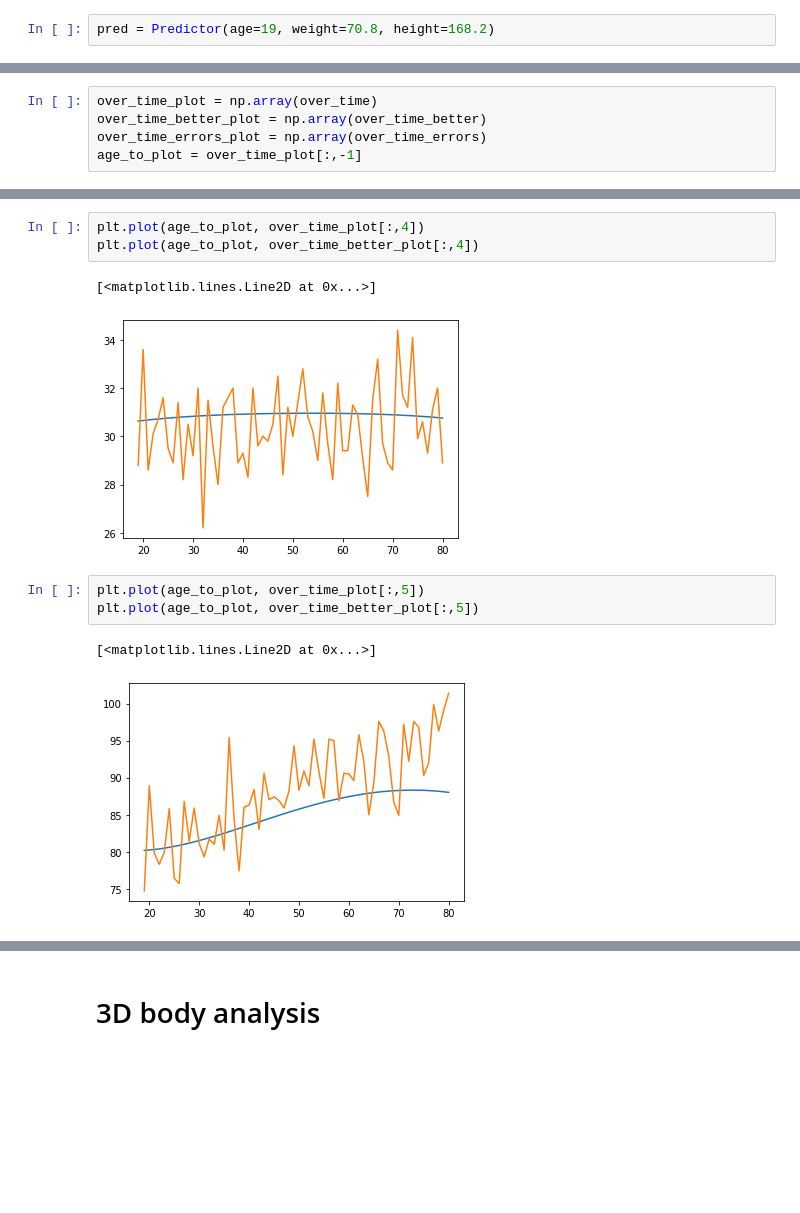
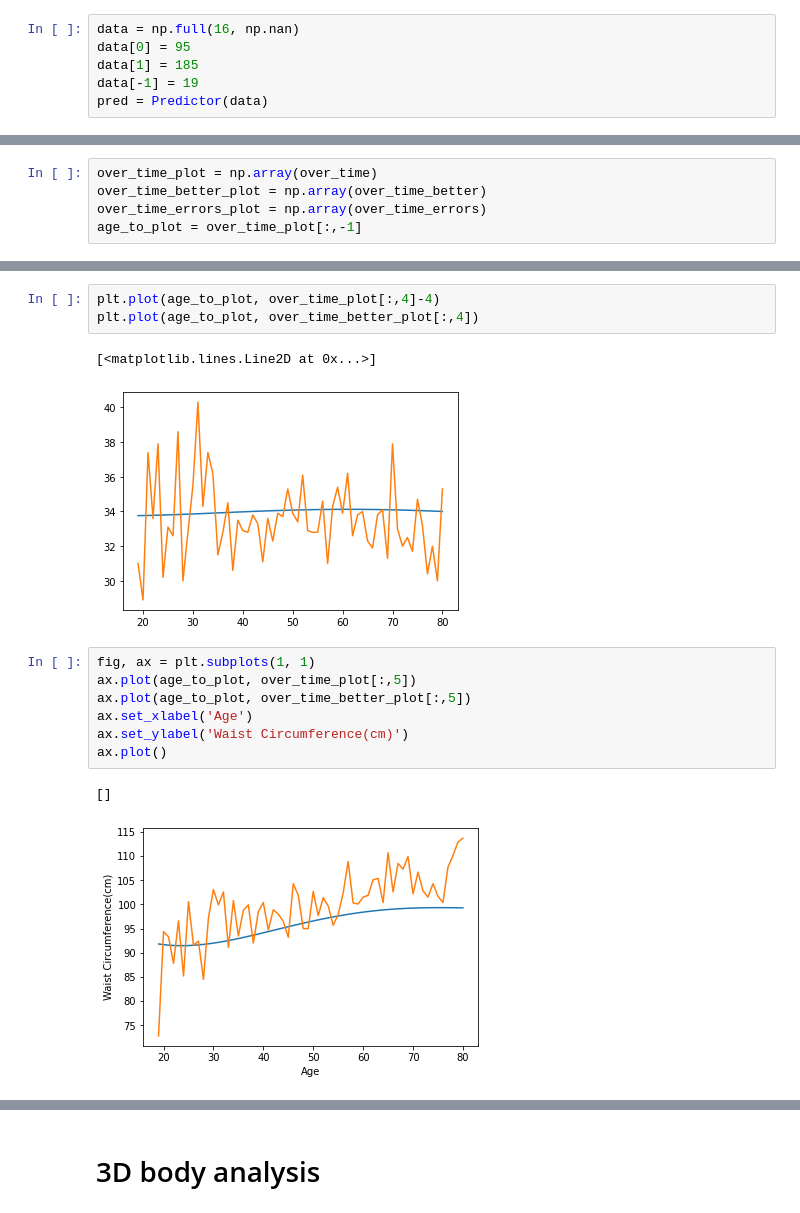
Before and after one commit to wesferr/AHBS, a Jupyter notebook: Analysis.ipynb, the cells around one changed output, grey strips where cells are left out. Cells and saved outputs as stored; diff of their text form; blank space fills up the shorter version.

```diff
--- a/Analysis.ipynb
+++ b/Analysis.ipynb
@@ -134,7 +153,11 @@ correlation_matrix.to_pickle("correlation.pkl")
 # %% [markdown]
 # Raw data analysis
 # %%
-pred = Predictor(age=19, weight=70.8, height=168.2)
+data = np.full(16, np.nan)
+data[0] = 95
+data[1] = 185
+data[-1] = 19
+pred = Predictor(data)
 # %%
 over_time = []
 for i in np.arange(19,81):
@@ -204,15 +228,19 @@ plt.plot(age_to_plot, over_time_better_plot[:,3])
 # %%
-plt.plot(age_to_plot, over_time_plot[:,4])
+plt.plot(age_to_plot, over_time_plot[:,4]-4)
 plt.plot(age_to_plot, over_time_better_plot[:,4])
 # %% [output]
 [<matplotlib.lines.Line2D at 0x...>]
-[figure, old version]
+[figure, new version]
 # %%
-plt.plot(age_to_plot, over_time_plot[:,5])
-plt.plot(age_to_plot, over_time_better_plot[:,5])
+fig, ax = plt.subplots(1, 1)
+ax.plot(age_to_plot, over_time_plot[:,5])
+ax.plot(age_to_plot, over_time_better_plot[:,5])
+ax.set_xlabel('Age')
+ax.set_ylabel('Waist Circumference(cm)')
+ax.plot()
 # %% [output]
-[<matplotlib.lines.Line2D at 0x...>]
+[]
-[figure, old version]
+[figure, new version]
 # %%
 plt.plot(age_to_plot, over_time_plot[:,6])
 plt.plot(age_to_plot, over_time_better_plot[:,6])
```
Also changed, not shown: parts of 74 cells of this notebook, 6 other files.
